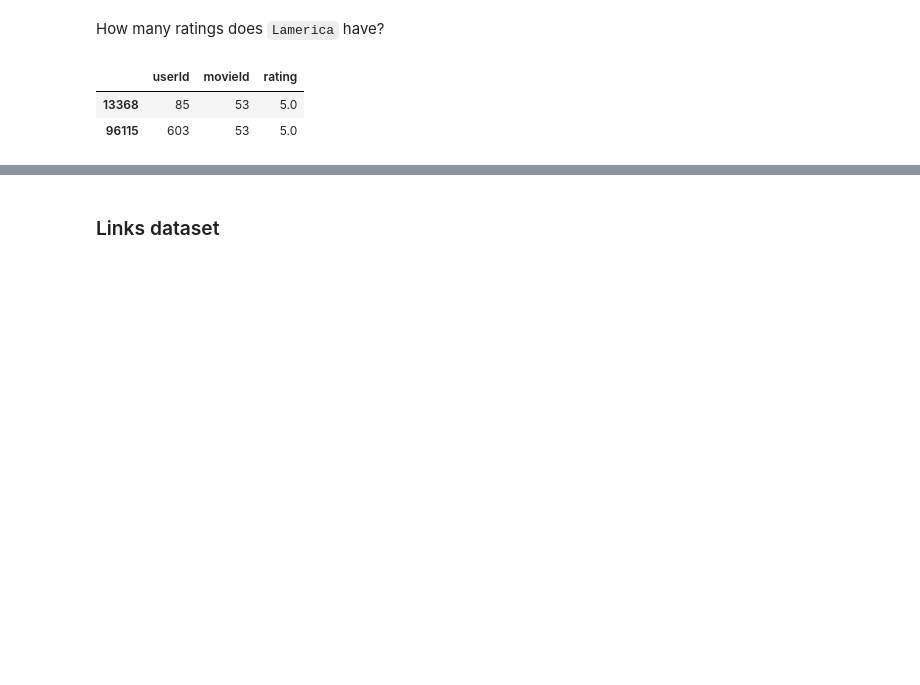
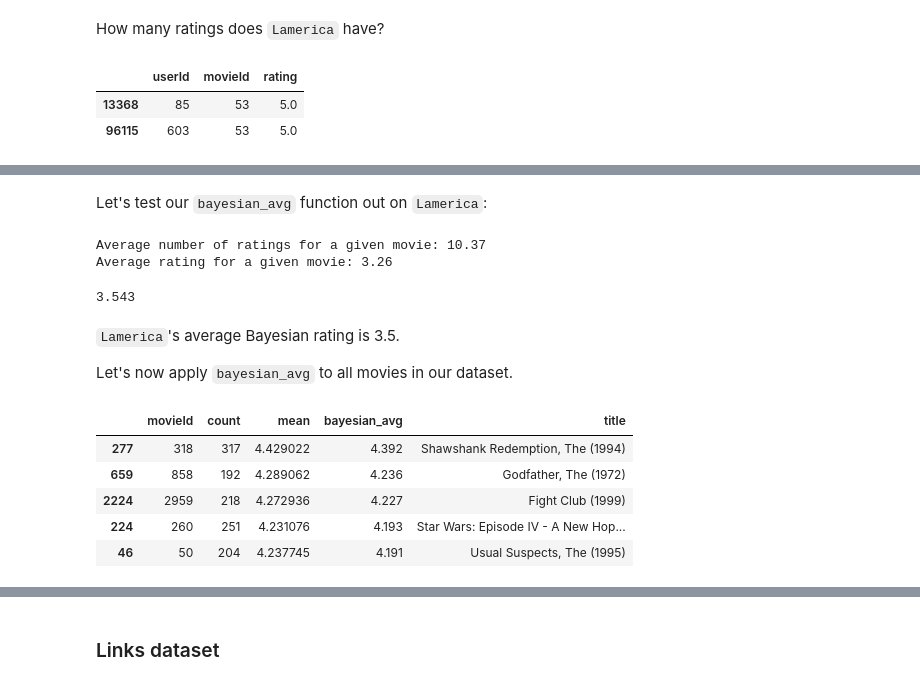
Before and after one commit to gregorymikuro/MovieLens-Recommendations-System, a Jupyter notebook: main.ipynb, the cells around one changed output, grey strips where cells are left out. Cells and saved outputs as stored; diff of their text form; code cells hidden in the pictures; blank space fills up the shorter version.

Commit message:
Using Bayesian average on dataset

```diff
--- a/main.ipynb
+++ b/main.ipynb
@@ -231,0 +242,3 @@ ratings[ratings['movieId']==highest_rated]
+# %%
+movie_stats = ratings.groupby('movieId')['rating'].agg(['count', 'mean'])
+movie_stats.head()
@@ -231,0 +253,38 @@ ratings[ratings['movieId']==highest_rated]
+# %% [markdown]
+Let's test our `bayesian_avg` function out on `Lamerica`:
+# %%
+C = movie_stats['count'].mean()
+m = movie_stats['mean'].mean()
+
+print(f"Average number of ratings for a given movie: {C:.2f}")
+print(f"Average rating for a given movie: {m:.2f}")
+
+def bayesian_avg(ratings):
+    bayesian_avg = (C*m+ratings.sum())/(C+ratings.count())
+    return round(bayesian_avg, 3)
+# %% [output]
+Average number of ratings for a given movie: 10.37
+Average rating for a given movie: 3.26
+# %%
+lamerica = pd.Series([5, 5])
+bayesian_avg(lamerica)
+# %% [output]
+3.543
+# %% [markdown]
+`Lamerica`'s average Bayesian rating is 3.5.
+
+Let's now apply `bayesian_avg` to all movies in our dataset.
+# %%
+bayesian_avg_ratings = ratings.groupby('movieId')['rating'].agg(bayesian_avg).reset_index()
+bayesian_avg_ratings.columns = ['movieId', 'bayesian_avg']
+movie_stats = movie_stats.merge(bayesian_avg_ratings, on='movieId')
+# %%
+movie_stats = movie_stats.merge(movies[['movieId', 'title']])
+movie_stats.sort_values('bayesian_avg', ascending=False).head()
+# %% [output]
+|  | movieId | count | mean | bayesian_avg | title |
+| 277 | 318 | 317 | 4.429022 | 4.392 | Shawshank Redemption, The (1994) |
+| 659 | 858 | 192 | 4.289062 | 4.236 | Godfather, The (1972) |
+| 2224 | 2959 | 218 | 4.272936 | 4.227 | Fight Club (1999) |
+| 224 | 260 | 251 | 4.231076 | 4.193 | Star Wars: Episode IV - A New Hop... |
+| 46 | 50 | 204 | 4.237745 | 4.191 | Usual Suspects, The (1995) |
```
Also changed, not shown: parts of 6 cells of this notebook.
